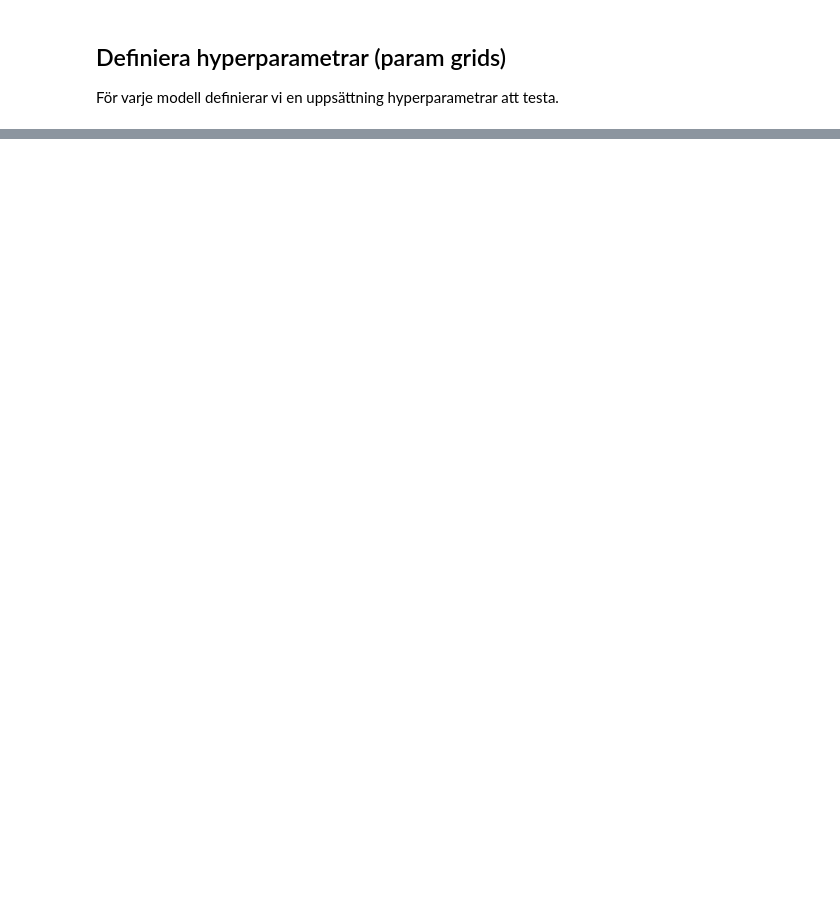
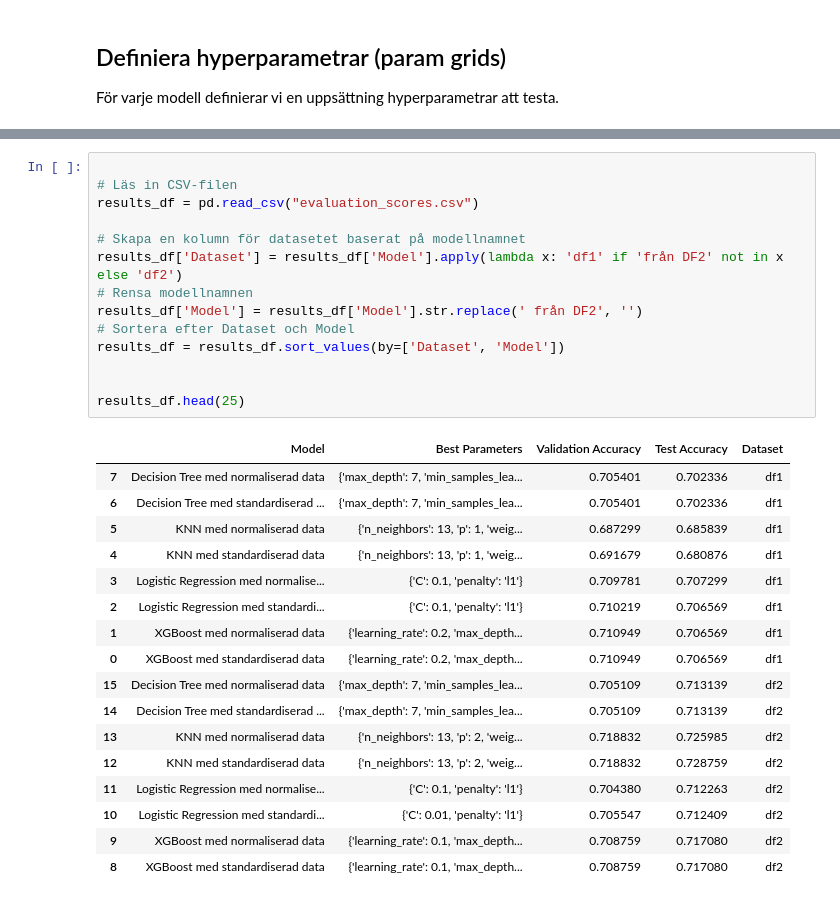
Before and after one commit to n00rp/Machine-Learning, a Jupyter notebook: Övningsuppgifter/Labb/labb01_Cardiovascular_Disease.ipynb, the cells around one changed output, grey strips where cells are left out. Cells and saved outputs as stored; diff of their text form; blank space fills up the shorter version.

```diff
--- a/Övningsuppgifter/Labb/labb01_Cardiovascular_Disease.ipynb
+++ b/Övningsuppgifter/Labb/labb01_Cardiovascular_Disease.ipynb
@@ -724,0 +1002,32 @@ Accuracy på testdata (Logistic Regression): 0.7065693430656934
+# %%
+
+# Läs in CSV-filen
+results_df = pd.read_csv("evaluation_scores.csv")
+
+# Skapa en kolumn för datasetet baserat på modellnamnet
+results_df['Dataset'] = results_df['Model'].apply(lambda x: 'df1' if 'från DF2' not in x else 'df2')
+# Rensa modellnamnen
+results_df['Model'] = results_df['Model'].str.replace(' från DF2', '')
+# Sortera efter Dataset och Model
+results_df = results_df.sort_values(by=['Dataset', 'Model'])
+
+
+results_df.head(25)
+# %% [output]
+|  | Model | Best Parameters | Validation Accuracy | Test Accuracy | Dataset |
+| 7 | Decision Tree med normaliserad data | {'max_depth': 7, 'min_samples_lea... | 0.705401 | 0.702336 | df1 |
+| 6 | Decision Tree med standardiserad ... | {'max_depth': 7, 'min_samples_lea... | 0.705401 | 0.702336 | df1 |
+| 5 | KNN med normaliserad data | {'n_neighbors': 13, 'p': 1, 'weig... | 0.687299 | 0.685839 | df1 |
+| 4 | KNN med standardiserad data | {'n_neighbors': 13, 'p': 1, 'weig... | 0.691679 | 0.680876 | df1 |
+| 3 | Logistic Regression med normalise... | {'C': 0.1, 'penalty': 'l1'} | 0.709781 | 0.707299 | df1 |
+| 2 | Logistic Regression med standardi... | {'C': 0.1, 'penalty': 'l1'} | 0.710219 | 0.706569 | df1 |
+| 1 | XGBoost med normaliserad data | {'learning_rate': 0.2, 'max_depth... | 0.710949 | 0.706569 | df1 |
+| 0 | XGBoost med standardiserad data | {'learning_rate': 0.2, 'max_depth... | 0.710949 | 0.706569 | df1 |
+| 15 | Decision Tree med normaliserad data | {'max_depth': 7, 'min_samples_lea... | 0.705109 | 0.713139 | df2 |
+| 14 | Decision Tree med standardiserad ... | {'max_depth': 7, 'min_samples_lea... | 0.705109 | 0.713139 | df2 |
+| 13 | KNN med normaliserad data | {'n_neighbors': 13, 'p': 2, 'weig... | 0.718832 | 0.725985 | df2 |
+| 12 | KNN med standardiserad data | {'n_neighbors': 13, 'p': 2, 'weig... | 0.718832 | 0.728759 | df2 |
+| 11 | Logistic Regression med normalise... | {'C': 0.1, 'penalty': 'l1'} | 0.704380 | 0.712263 | df2 |
+| 10 | Logistic Regression med standardi... | {'C': 0.01, 'penalty': 'l1'} | 0.705547 | 0.712409 | df2 |
+| 9 | XGBoost med normaliserad data | {'learning_rate': 0.1, 'max_depth... | 0.708759 | 0.717080 | df2 |
+| 8 | XGBoost med standardiserad data | {'learning_rate': 0.1, 'max_depth... | 0.708759 | 0.717080 | df2 |
```
Also changed, not shown: parts of 19 cells of this notebook, 1 other file.
